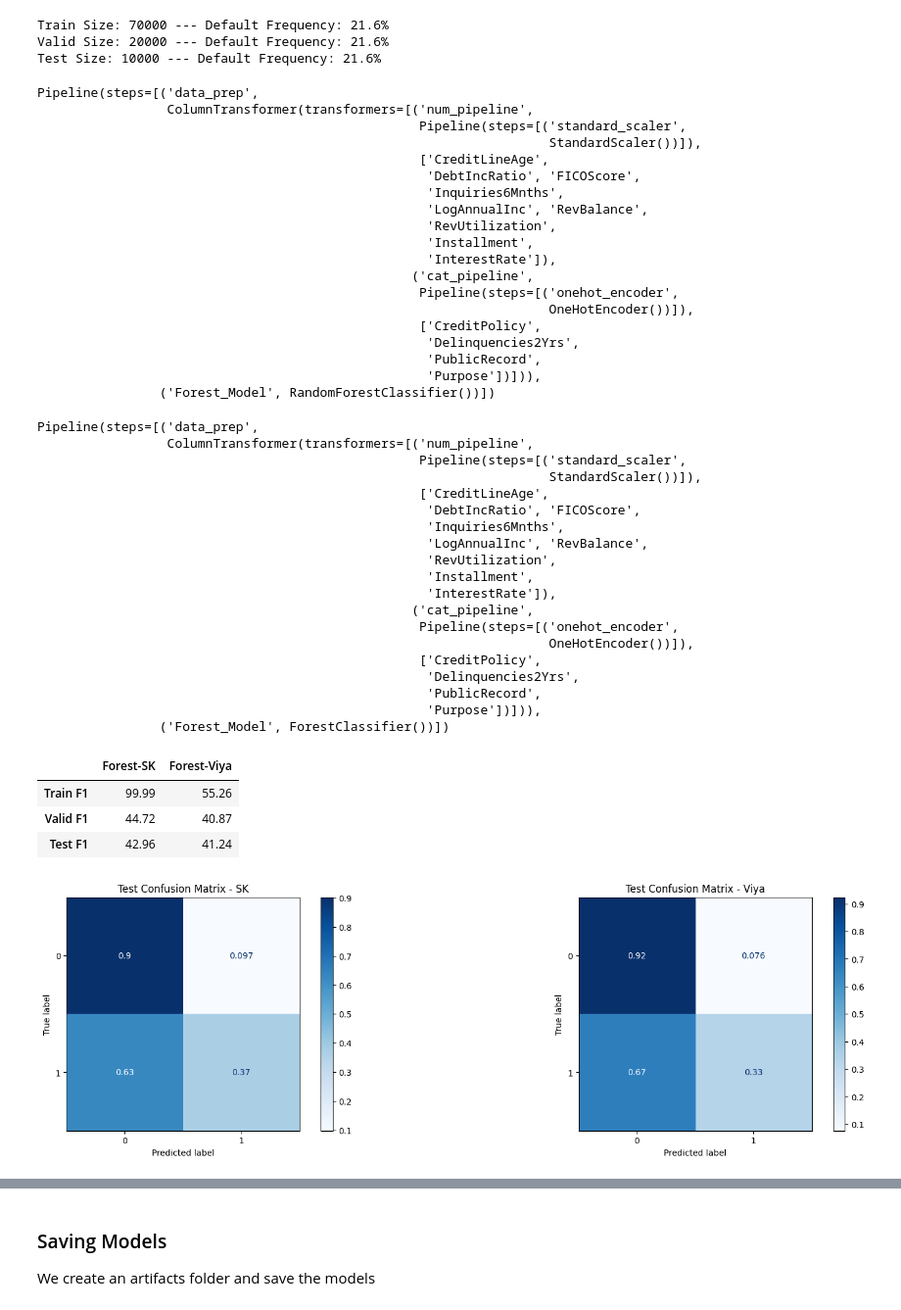
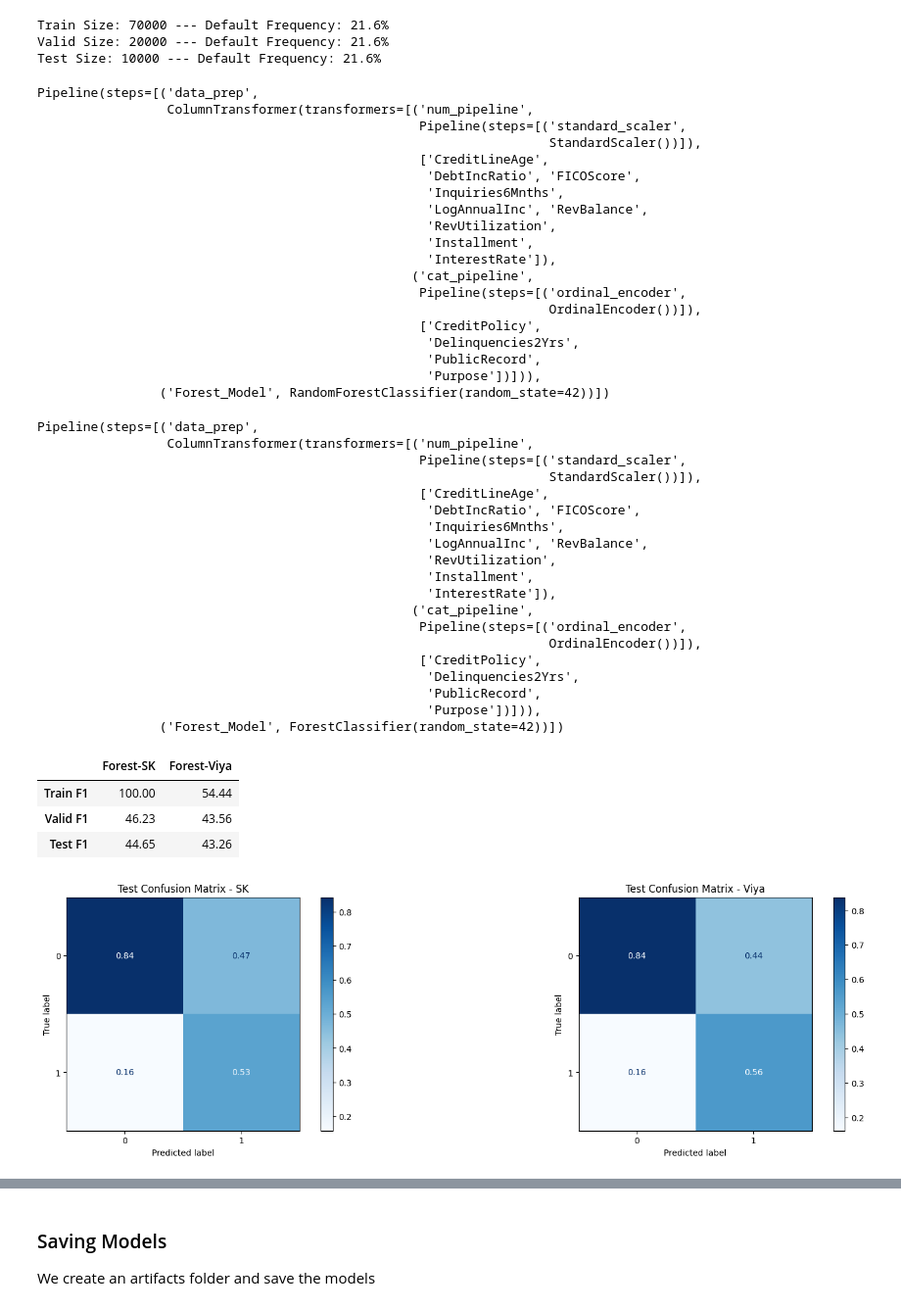
Before and after one commit to fabiocerutisas/Live-SAS-WorkbenchWorkshop, a Jupyter notebook: Hands-on/python/1_overview_modelling.ipynb, the cells around one changed output, grey strips where cells are left out. Shown at 98% size. Drawn from its saved outputs; the diff is of its cells as text; code cells hidden in the pictures.

```diff
--- a/Hands-on/python/1_overview_modelling.ipynb
+++ b/Hands-on/python/1_overview_modelling.ipynb
@@ -52,12 +57,12 @@ num_pipeline = Pipeline([
 ])
 
 cat_pipeline = Pipeline([
-    ("onehot_encoder", OneHotEncoder()),
+    ("ordinal_encoder", OrdinalEncoder()),
 ])
 
 sk_pipeline = Pipeline([
     ("data_prep", ColumnTransformer([("num_pipeline", num_pipeline, numerical_features),("cat_pipeline", cat_pipeline, categorical_features)])),
-    ('Forest_Model', RandomForestClassifier())])
+    ('Forest_Model', RandomForestClassifier(random_state=42))])
 
 sk_pipeline
 # %% [output]
@@ -73,13 +78,13 @@ Pipeline(steps=[('data_prep',
                                                    'Installment',
                                                    'InterestRate']),
                                                  ('cat_pipeline',
-                                                  Pipeline(steps=[('onehot_encoder',
-                                                                   OneHotEncoder())]),
+                                                  Pipeline(steps=[('ordinal_encoder',
+                                                                   OrdinalEncoder())]),
                                                   ['CreditPolicy',
                                                    'Delinquencies2Yrs',
                                                    'PublicRecord',
                                                    'Purpose'])])),
-                ('Forest_Model', RandomForestClassifier())])
+                ('Forest_Model', RandomForestClassifier(random_state=42))])
 # %%
 #fit the pipeline
 sk_pipeline.fit(train[features], train[target])
@@ -94,7 +99,7 @@ test_f1_sk = f1_score(test[target], test_pred_sk)
 # %%
 viya_pipeline = Pipeline([
     ("data_prep", ColumnTransformer([("num_pipeline", num_pipeline, numerical_features),("cat_pipeline", cat_pipeline, categorical_features)])),
-    ('Forest_Model', ForestClassifier())])
+    ('Forest_Model', ForestClassifier(random_state=42))])
 
 viya_pipeline
 # %% [output]
@@ -110,13 +115,13 @@ Pipeline(steps=[('data_prep',
                                                    'Installment',
                                                    'InterestRate']),
                                                  ('cat_pipeline',
-                                                  Pipeline(steps=[('onehot_encoder',
-                                                                   OneHotEncoder())]),
+                                                  Pipeline(steps=[('ordinal_encoder',
+                                                                   OrdinalEncoder())]),
                                                   ['CreditPolicy',
                                                    'Delinquencies2Yrs',
                                                    'PublicRecord',
                                                    'Purpose'])])),
-                ('Forest_Model', ForestClassifier())])
+                ('Forest_Model', ForestClassifier(random_state=42))])
 # %%
 #fit the pipeline
 viya_pipeline.fit(train[features], train[target])
@@ -136,22 +141,22 @@ model_comparison = pd.DataFrame(
 100*model_comparison.round(4)
 # %% [output]
 |  | Forest-SK | Forest-Viya |
-| Train F1 | 99.99 | 55.26 |
-| Valid F1 | 44.72 | 40.87 |
-| Test F1 | 42.96 | 41.24 |
+| Train F1 | 100.00 | 54.44 |
+| Valid F1 | 46.23 | 43.56 |
+| Test F1 | 44.65 | 43.26 |
 # %%
 fig, axs = plt.subplots(ncols=2, figsize=(20,5))
-disp = ConfusionMatrixDisplay(confusion_matrix(test[target], test_pred_sk, normalize='true'))
+disp = ConfusionMatrixDisplay(confusion_matrix(test[target], test_pred_sk, normalize='pred'))
 disp.plot(cmap=plt.cm.Blues, ax=axs[0])
 axs[0].set_title('Test Confusion Matrix - SK')
 
-disp = ConfusionMatrixDisplay(confusion_matrix(test[target], test_pred_viya, normalize='true'))
+disp = ConfusionMatrixDisplay(confusion_matrix(test[target], test_pred_viya, normalize='pred'))
 disp.plot(cmap=plt.cm.Blues, ax=axs[1])
 axs[1].set_title('Test Confusion Matrix - Viya')
 
 plt.show()
 # %% [output]
-[figure, old version]
+[figure, new version]
 # %% [markdown]
 ### Your Task
 
```
Also changed, not shown: parts of 8 cells of this notebook, 7 other files.
